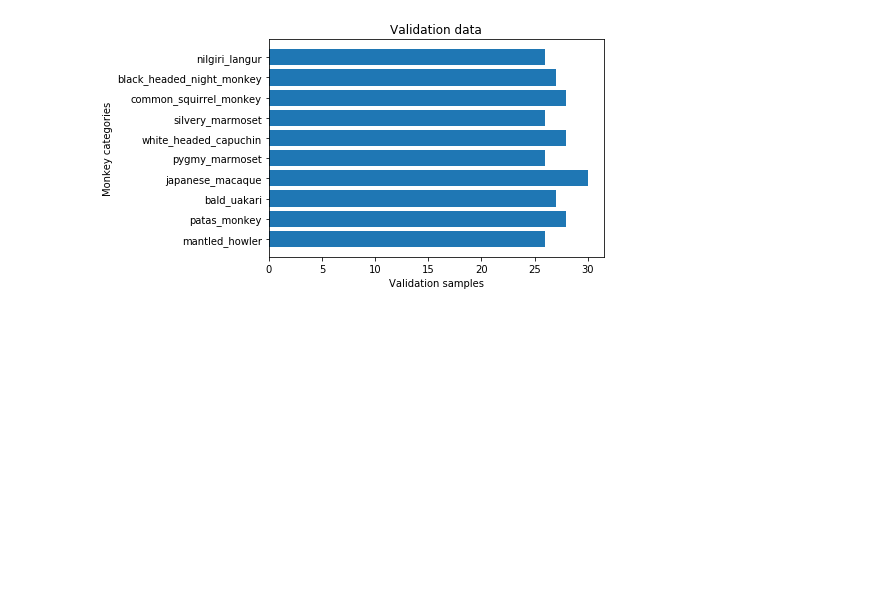
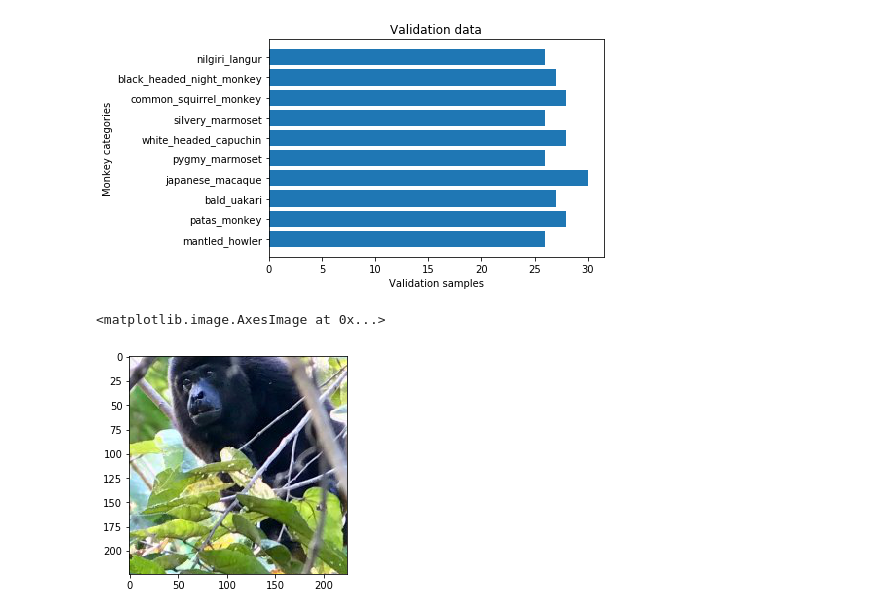
Before and after one commit to mxahan/GAN_DL_project, a Jupyter notebook: VGG_Monkey_pytorch.ipynb, the cells around one changed output. Cells and saved outputs as stored; diff of their text form; code cells hidden in the pictures; blank space fills up the shorter version.

```diff
--- a/VGG_Monkey_pytorch.ipynb
+++ b/VGG_Monkey_pytorch.ipynb
@@ -140,4 +142,15 @@ ax1.set_ylabel('Monkey categories')
 Text(0, 0.5, 'Monkey categories')
 [figure]
 [figure]
+# %%
+# ploting single image
+
+#PLOTTING un-normalized data
+temp = trainDataLoader.dataset[2][0].numpy()
+temp = [0.1970754,0.1970754,0.1970754]*np.transpose(temp,axes=[1,2,0])+ [0.39099613,0.39099613,0.39099613]
+#temp = [0.5,0.5,0.5]*np.transpose(temp,axes=[1,2,0])+ [0.5,0.5,0.5]
+plt.imshow(temp)
+# %% [output]
+<matplotlib.image.AxesImage at 0x...>
+[figure, added]
 # %%
```
Also changed, not shown: parts of 21 cells of this notebook.
